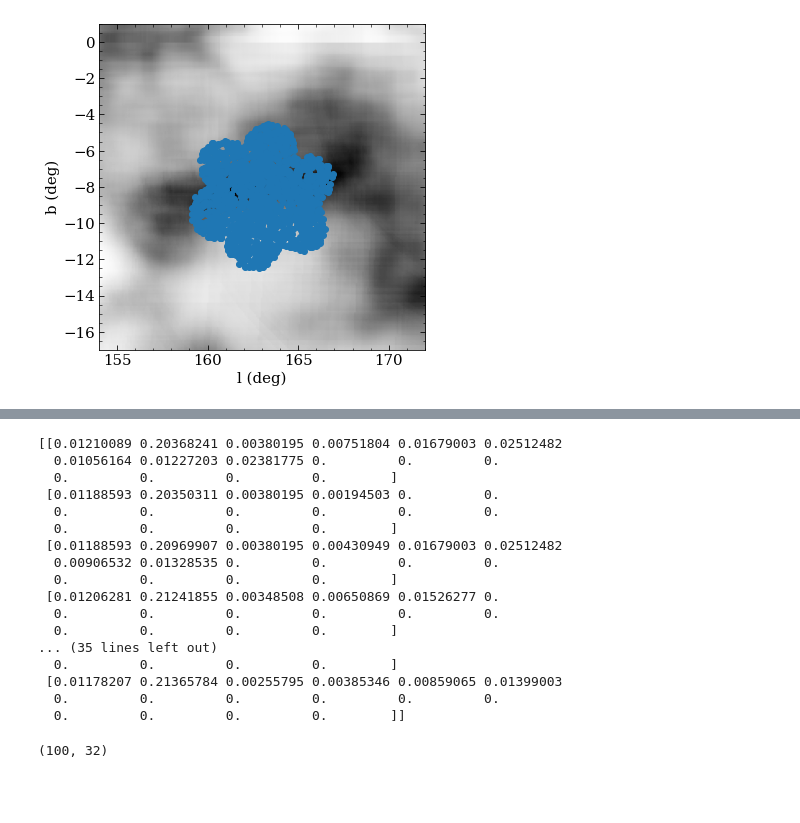
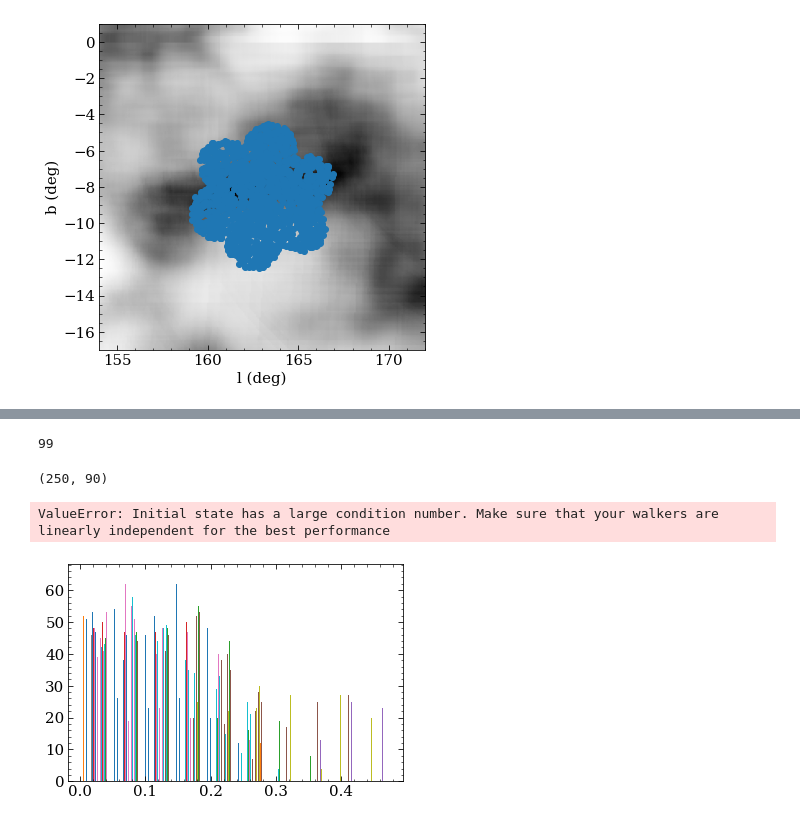
Before and after one commit to aidantmcb/CACloudKT, a Jupyter notebook: 230530_CACloudKT_v2.ipynb, the cells around one changed output, grey strips where cells are left out. Cells and saved outputs as stored; diff of their text form; code cells hidden in the pictures; blank space fills up the shorter version.

```diff
--- a/230530_CACloudKT_v2.ipynb
+++ b/230530_CACloudKT_v2.ipynb
@@ -419,23 +421,3 @@ def logprob_2(p, sl = a, logprior = logprior_v, loglikely = loglikely_2, **kwarg
-# %%
-print(a.dAVdd)
-# %% [output]
-[[0.01210089 0.20368241 0.00380195 0.00751804 0.01679003 0.02512482
-  0.01056164 0.01227203 0.02381775 0.         0.         0.
-  0.         0.         0.         0.        ]
- [0.01188593 0.20350311 0.00380195 0.00194503 0.         0.
-  0.         0.         0.         0.         0.         0.
-  0.         0.         0.         0.        ]
- [0.01188593 0.20969907 0.00380195 0.00430949 0.01679003 0.02512482
-  0.00906532 0.01328535 0.         0.         0.         0.
-  0.         0.         0.         0.        ]
- [0.01206281 0.21241855 0.00348508 0.00650869 0.01526277 0.
-  0.         0.         0.         0.         0.         0.
-  0.         0.         0.         0.        ]
-... (35 lines left out)
-  0.         0.         0.         0.        ]
- [0.01178207 0.21365784 0.00255795 0.00385346 0.00859065 0.01399003
-  0.         0.         0.         0.         0.         0.
-  0.         0.         0.         0.        ]]
 # %%
 # nwalkers = 100
 # ndim = len(a.voxel_dAVdd)
@@ -461,3 +443,28 @@ def MCMC(sl, steps = 1000, nwalkers = 100):
     sampler.run_mcmc(init,  steps);
 
     return sampler, ndim, ndim_amp
+
+
+def MCMC_scary(sl, steps = 1000, nwalkers = 100):
+    ndim = len(sl.voxel_dAVdd)
+    nstar = len(sl.stars)
+    ndim_amp = int(ndim + ndim * nstar)
+
+    dAVdd_prior = sl.dAVdd[:]
+    dAVdd_prior[dAVdd_prior == 0] = np.nan
+    dAVdd_prior_med = np.nanmedian(dAVdd_prior, axis = 1)
+    dAVdd_prior_std = np.nanstd(dAVdd_prior, axis = 1, ddof = 1)
+    gaussparams = (dAVdd_prior_med, dAVdd_prior_std)
+
+    sampler = emcee.EnsembleSampler(nwalkers, ndim_amp , logprob_2,
+                                    kwargs={'sl': sl, 'gaussparams': gaussparams, 'prior_mult':  3, 'v_max': 5, 'sigma': signal_errs})
+    init = 7.5 *(np.random.random((nwalkers, ndim_amp)) - 0.5)
+
+    init[:, ndim:] = np.abs(sl.dAVdd.ravel()[np.newaxis, :] + 0.5*(np.random.random(init[:, ndim:].shape)-0.5))
+    plt.hist(init[:, ndim:])
+    print(init.shape)
+
+
+    sampler.run_mcmc(init,  steps);
+
+    return sampler, ndim, ndim_amp
@@ -466,10 +471,16 @@ aa = a
+# %%
+len(a.stars) + len(a.bins) * len(a.stars)
+# %% [output]
+99
 # %%
-stp = 1000
-sampler, ndim, ndim_amp = MCMC(aa, steps = stp)
+stp = 4000
+sampler, ndim, ndim_amp = MCMC_scary(a, steps = stp, nwalkers = 200)
 # sampler1, ndim1, ndim_amp1 = MCMC(a1, steps = stp)
 # sampler2, ndim2, ndim_amp2 = MCMC(a2, steps = stp)
 # sampler3, ndim3, ndim_amp3 = MCMC(a3, steps = stp)
 # %% [output]
-(100, 32)
+(250, 90)
+ValueError: Initial state has a large condition number. Make sure that your walkers are linearly independent for the best performance
+[figure, added]
 # %%
 sampler.chain.shape
```
Also changed, not shown: parts of 12 cells of this notebook.
